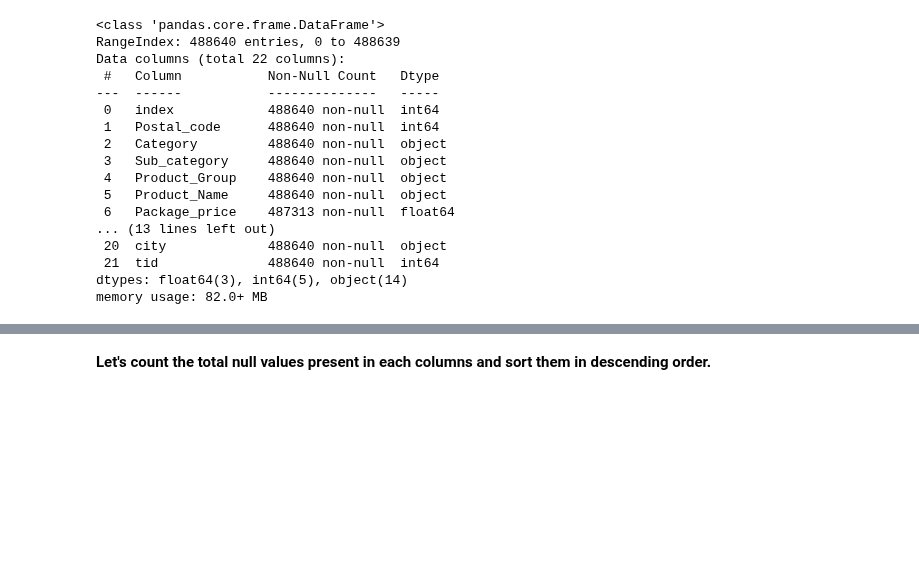
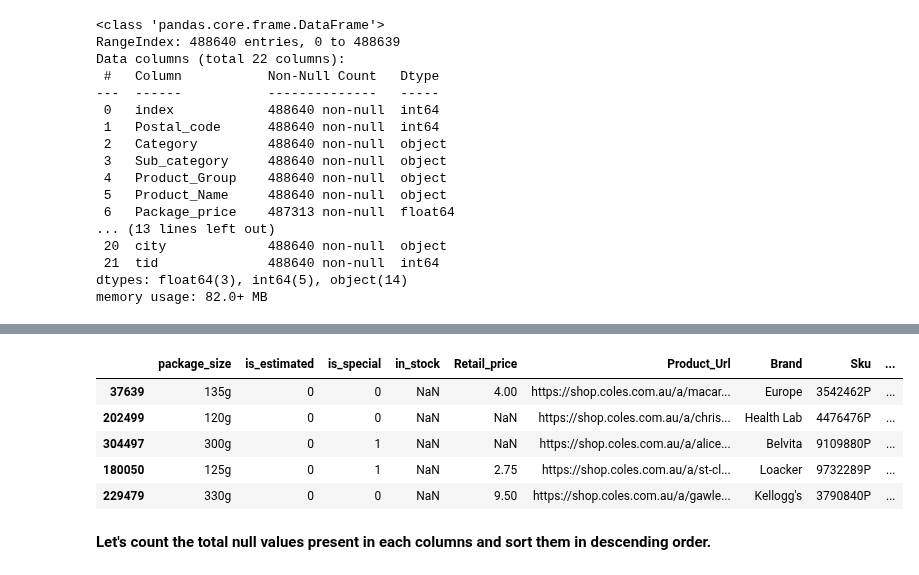
Before and after one commit to binayakhadka/grocery-retail-analytics, a Jupyter notebook: aus.ipynb, the cells around one changed output, grey strips where cells are left out. Saved outputs shown, nothing was run; the diff lists cells and outputs as text; code cells hidden in the pictures; blank space fills up the shorter version.

```diff
--- a/aus.ipynb
+++ b/aus.ipynb
@@ -47,3 +58,12 @@ memory usage: 82.0+ MB
+# %%
+df.iloc[:,8:].sample(5)
+# %% [output]
+|  | package_size | is_estimated | is_special | in_stock | Retail_price | Product_Url | Brand | Sku | ... |
+| 37639 | 135g | 0 | 0 | NaN | 4.00 | https://shop.coles.com.au/a/macar... | Europe | 3542462P | ... |
+| 202499 | 120g | 0 | 0 | NaN | NaN | https://shop.coles.com.au/a/chris... | Health Lab | 4476476P | ... |
+| 304497 | 300g | 0 | 1 | NaN | NaN | https://shop.coles.com.au/a/alice... | Belvita | 9109880P | ... |
+| 180050 | 125g | 0 | 1 | NaN | 2.75 | https://shop.coles.com.au/a/st-cl... | Loacker | 9732289P | ... |
+| 229479 | 330g | 0 | 0 | NaN | 9.50 | https://shop.coles.com.au/a/gawle... | Kellogg's | 3790840P | ... |
 # %% [markdown]
 **Let's count the total null values present in each columns and sort them in descending order.**
 # %%
```
Also changed, not shown: parts of 4 cells of this notebook.
